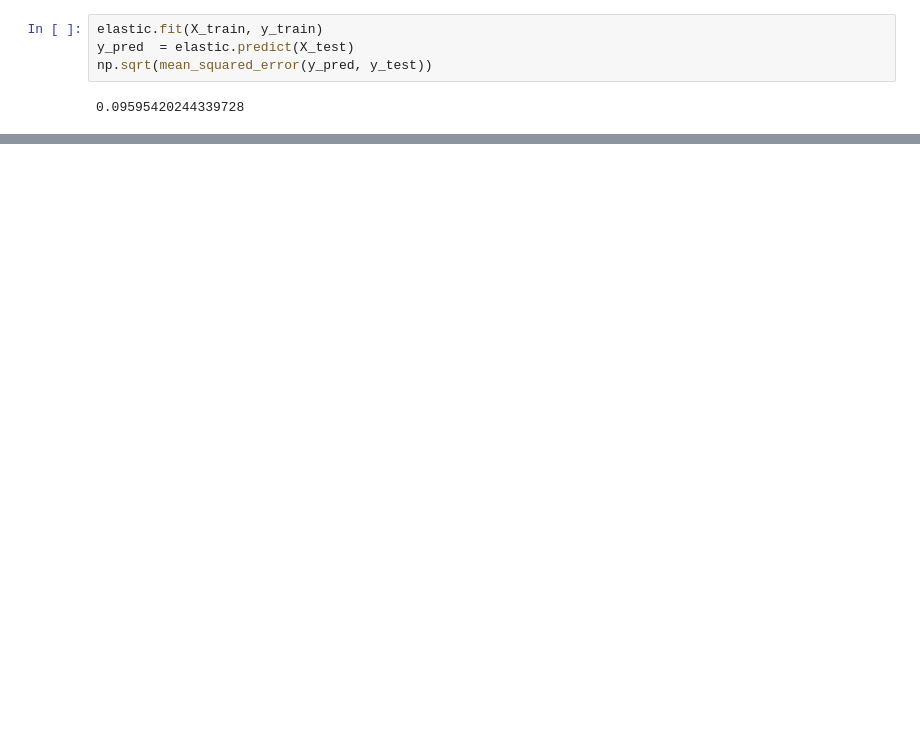
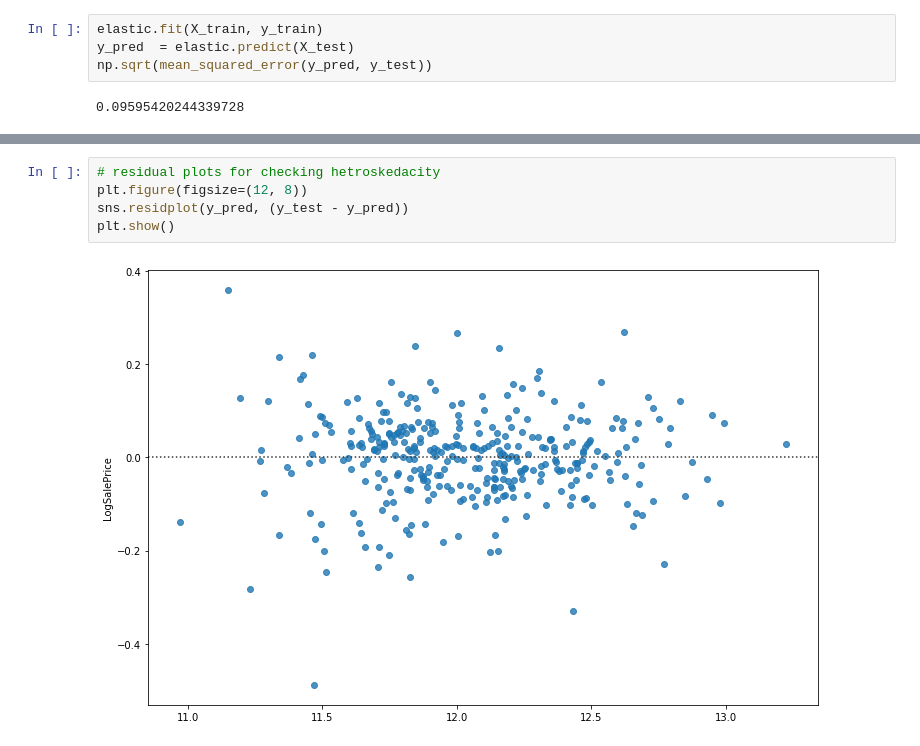
Before and after one commit to SatioO/HousingPrediction, a Jupyter notebook: Housing.ipynb, the cells around one changed output, grey strips where cells are left out. Saved outputs shown, nothing was run; the diff lists cells and outputs as text; blank space fills up the shorter version.

```diff
--- a/Housing.ipynb
+++ b/Housing.ipynb
@@ -305,0 +316,7 @@ np.sqrt(mean_squared_error(y_pred, y_test))
+# %%
+# residual plots for checking hetroskedacity
+plt.figure(figsize=(12, 8))
+sns.residplot(y_pred, (y_test - y_pred))
+plt.show()
+# %% [output]
+[figure, added]
```
Also changed, not shown: parts of 7 cells of this notebook.
